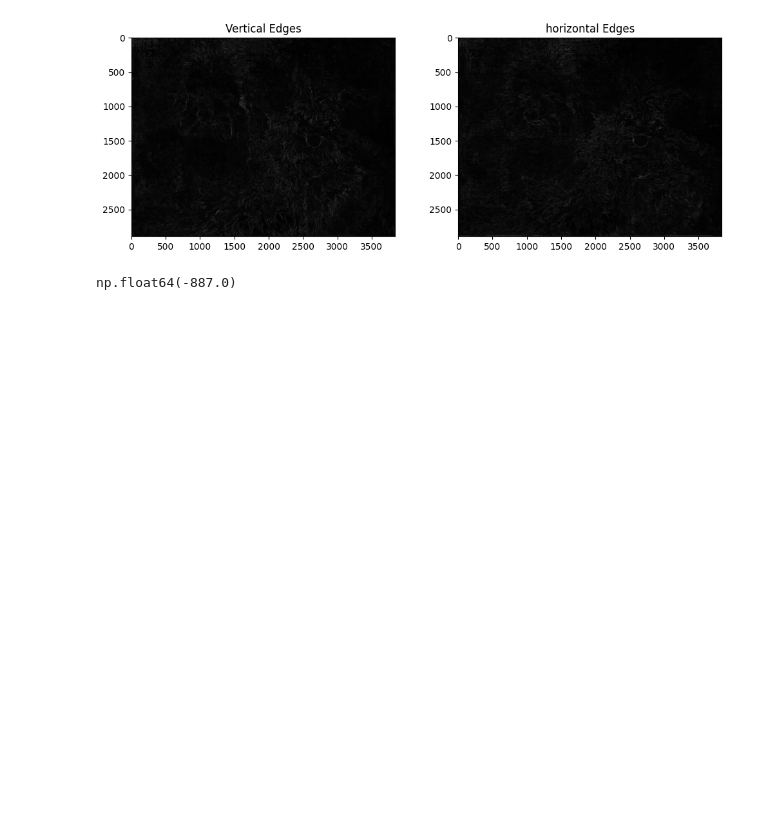
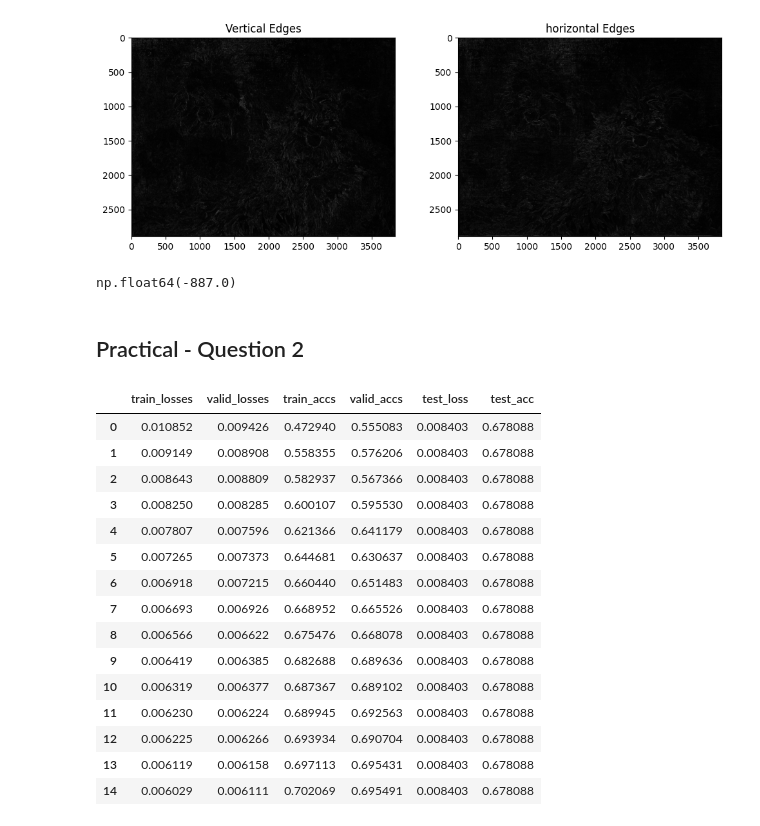
Before and after one commit to trvslhlt/ift_6135_representation_learning, a Jupyter notebook: assignments/assignment_1/wip.ipynb, the cells around one changed output. Cells and saved outputs as stored; diff of their text form; code cells hidden in the pictures; blank space fills up the shorter version.

```diff
--- a/assignments/assignment_1/wip.ipynb
+++ b/assignments/assignment_1/wip.ipynb
@@ -123,3 +122,5 @@ np.max(convolved_image_horizontal_3)
 np.min(convolved_image_horizontal_3)
 # %% [output]
 np.float64(-887.0)
+# %% [markdown]
+## Practical - Question 2
@@ -125,0 +132,19 @@ np.float64(-887.0)
+# %%
+mlp_df
+# %% [output]
+|  | train_losses | valid_losses | train_accs | valid_accs | test_loss | test_acc |
+| 0 | 0.010852 | 0.009426 | 0.472940 | 0.555083 | 0.008403 | 0.678088 |
+| 1 | 0.009149 | 0.008908 | 0.558355 | 0.576206 | 0.008403 | 0.678088 |
+| 2 | 0.008643 | 0.008809 | 0.582937 | 0.567366 | 0.008403 | 0.678088 |
+| 3 | 0.008250 | 0.008285 | 0.600107 | 0.595530 | 0.008403 | 0.678088 |
+| 4 | 0.007807 | 0.007596 | 0.621366 | 0.641179 | 0.008403 | 0.678088 |
+| 5 | 0.007265 | 0.007373 | 0.644681 | 0.630637 | 0.008403 | 0.678088 |
+| 6 | 0.006918 | 0.007215 | 0.660440 | 0.651483 | 0.008403 | 0.678088 |
+| 7 | 0.006693 | 0.006926 | 0.668952 | 0.665526 | 0.008403 | 0.678088 |
+| 8 | 0.006566 | 0.006622 | 0.675476 | 0.668078 | 0.008403 | 0.678088 |
+| 9 | 0.006419 | 0.006385 | 0.682688 | 0.689636 | 0.008403 | 0.678088 |
+| 10 | 0.006319 | 0.006377 | 0.687367 | 0.689102 | 0.008403 | 0.678088 |
+| 11 | 0.006230 | 0.006224 | 0.689945 | 0.692563 | 0.008403 | 0.678088 |
+| 12 | 0.006225 | 0.006266 | 0.693934 | 0.690704 | 0.008403 | 0.678088 |
+| 13 | 0.006119 | 0.006158 | 0.697113 | 0.695431 | 0.008403 | 0.678088 |
+| 14 | 0.006029 | 0.006111 | 0.702069 | 0.695491 | 0.008403 | 0.678088 |
```
Also changed, not shown: parts of 4 cells of this notebook, 1 other file.
